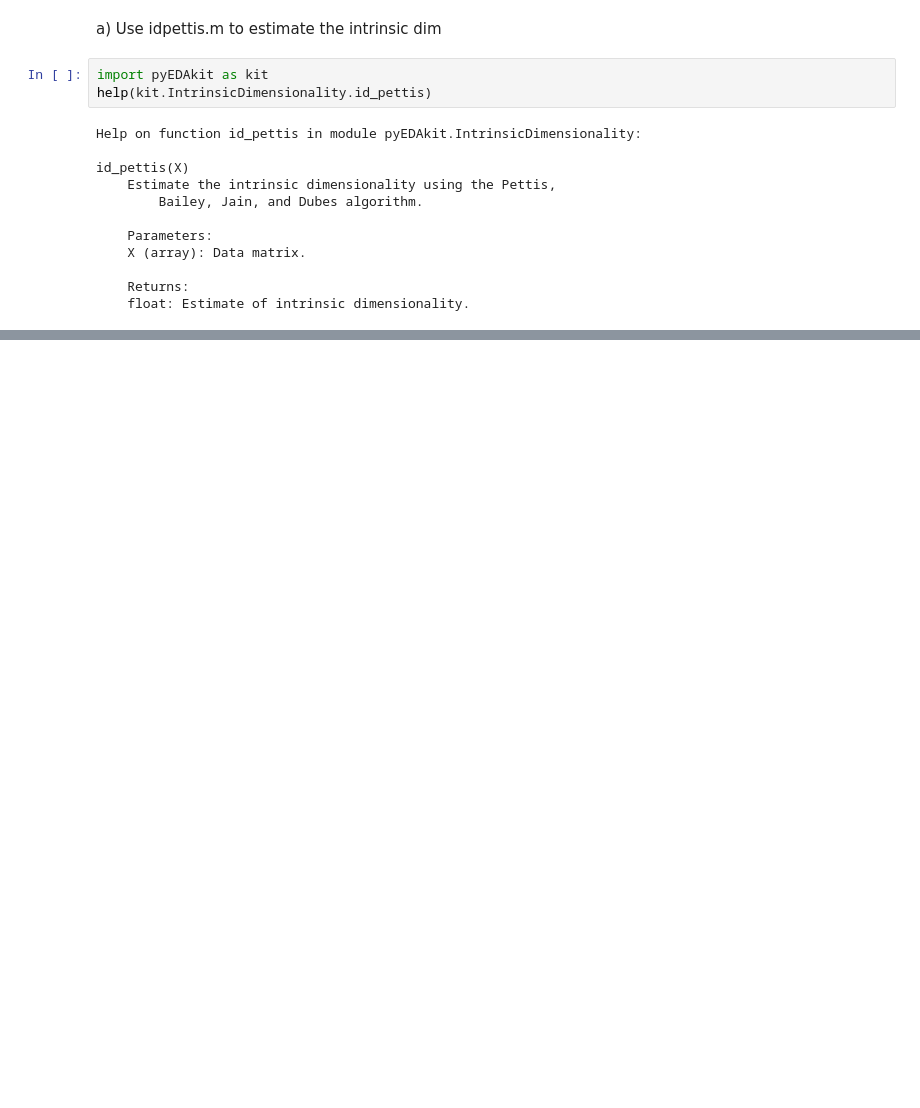
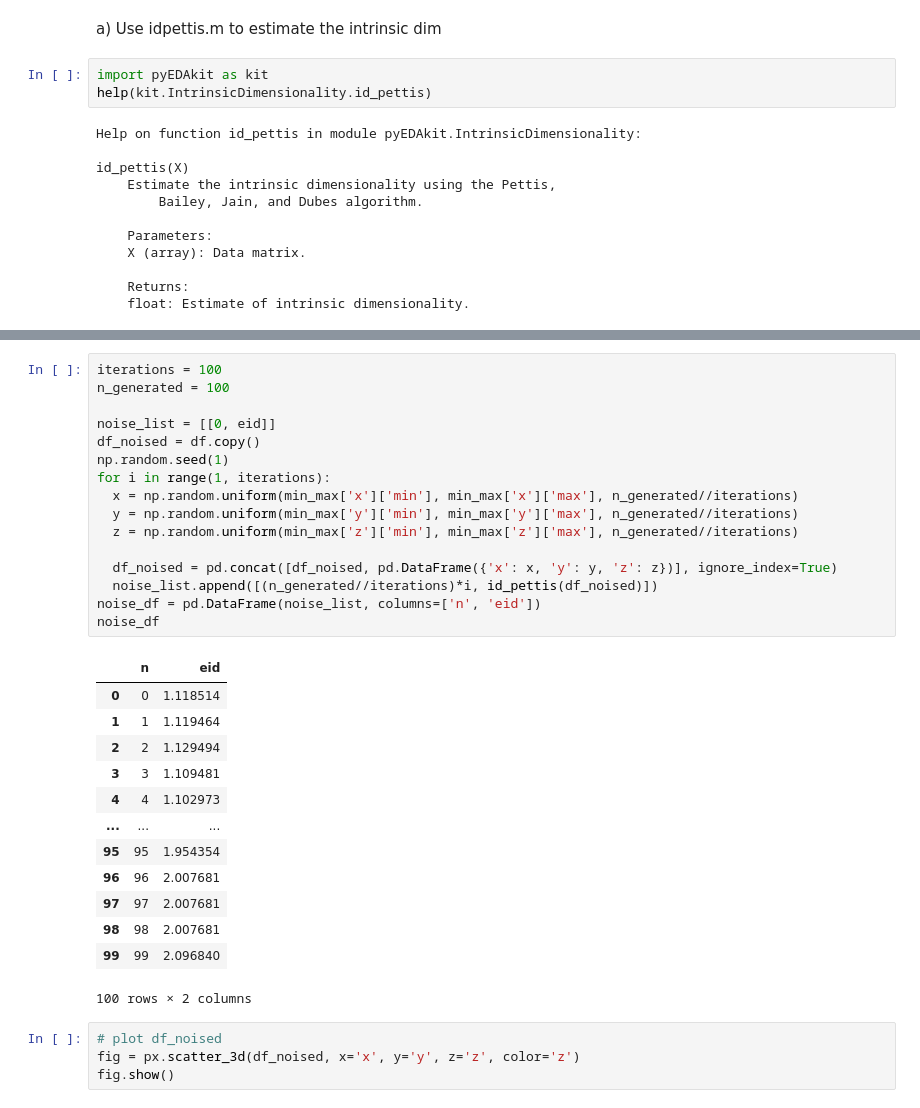
Before and after one commit to notPlancha/eda-lab-1, a Jupyter notebook: src/4.ipynb, the cells around one changed output, grey strips where cells are left out. Drawn from its saved outputs; the diff is of its cells as text; blank space fills up the shorter version.

```diff
--- a/src/4.ipynb
+++ b/src/4.ipynb
@@ -77,0 +97,34 @@ b) Add noise of various sizes to your cuvre and thereafter study the intrinsic d
+# %%
+iterations = 100
+n_generated = 100
+
+noise_list = [[0, eid]]
+df_noised = df.copy()
+np.random.seed(1)
+for i in range(1, iterations):
+  x = np.random.uniform(min_max['x']['min'], min_max['x']['max'], n_generated//iterations)
+  y = np.random.uniform(min_max['y']['min'], min_max['y']['max'], n_generated//iterations)
+  z = np.random.uniform(min_max['z']['min'], min_max['z']['max'], n_generated//iterations)
+
+  df_noised = pd.concat([df_noised, pd.DataFrame({'x': x, 'y': y, 'z': z})], ignore_index=True)
+  noise_list.append([(n_generated//iterations)*i, id_pettis(df_noised)])
+noise_df = pd.DataFrame(noise_list, columns=['n', 'eid'])
+noise_df
+# %% [output]
+|  | n | eid |
+| 0 | 0 | 1.118514 |
+| 1 | 1 | 1.119464 |
+| 2 | 2 | 1.129494 |
+| 3 | 3 | 1.109481 |
+| 4 | 4 | 1.102973 |
+| ... | ... | ... |
+| 95 | 95 | 1.954354 |
+| 96 | 96 | 2.007681 |
+| 97 | 97 | 2.007681 |
+| 98 | 98 | 2.007681 |
+| 99 | 99 | 2.096840 |
+100 rows × 2 columns
+# %%
+# plot df_noised
+fig = px.scatter_3d(df_noised, x='x', y='y', z='z', color='z')
+fig.show()
```
Also changed, not shown: parts of 10 cells of this notebook.
